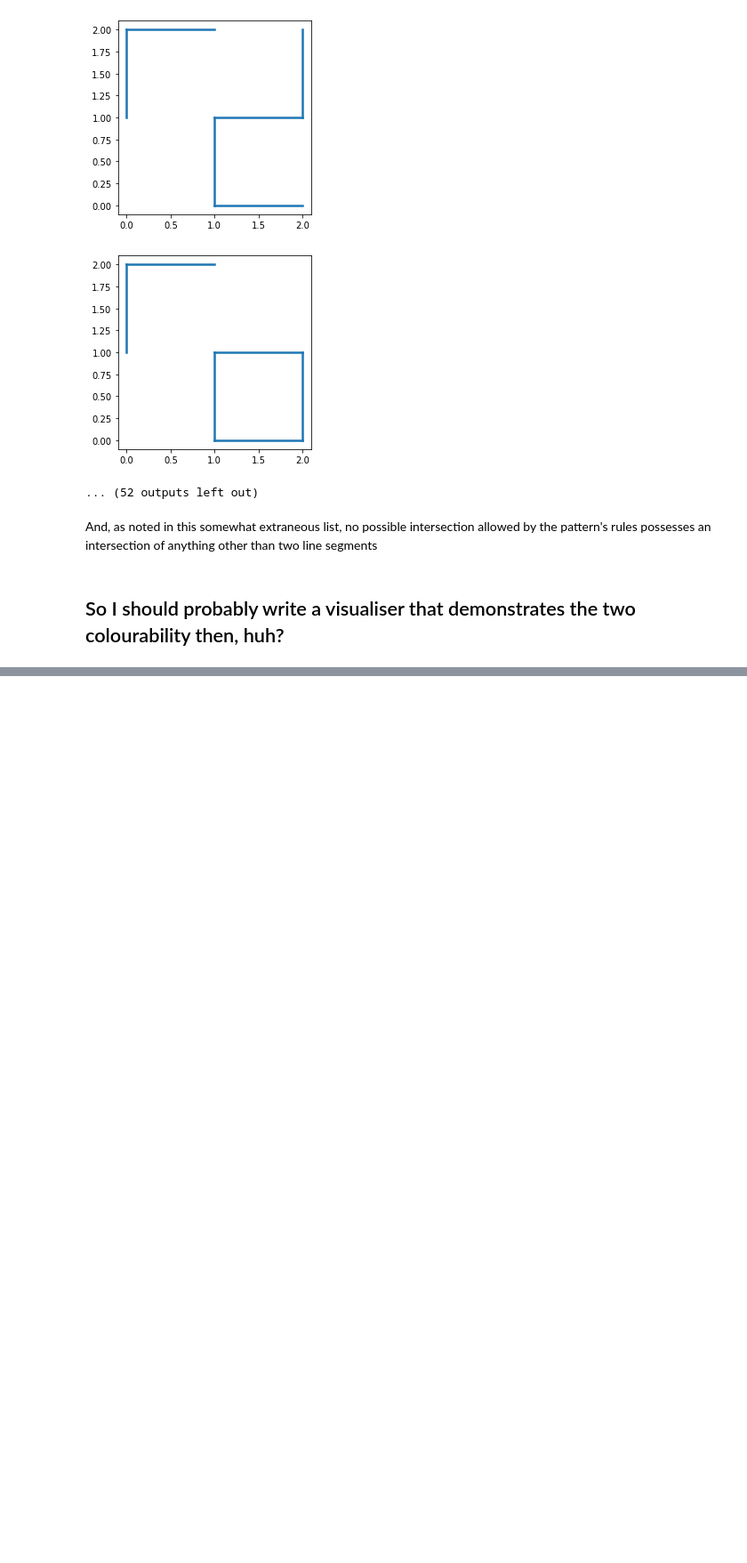
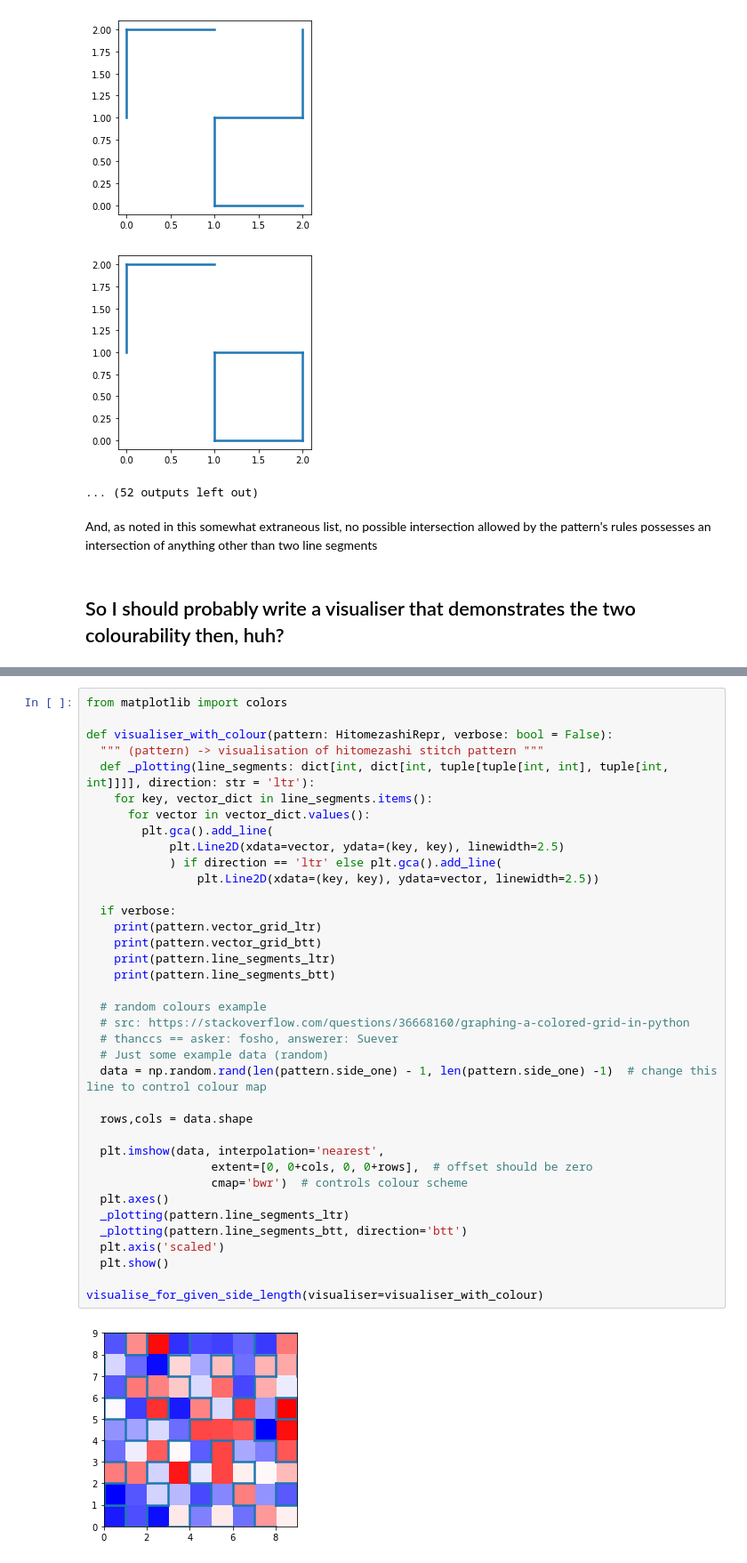
Before and after one commit to GregSym/Numberphile_Follow_Alongs, a Jupyter notebook: NumberphileFollowAlongs_HitomezashiPatterns.ipynb, the cells around one changed output, grey strips where cells are left out. Shown at 89% size. Drawn from its saved outputs; the diff is of its cells as text; blank space fills up the shorter version.

Commit message:
added new colour stuff

```diff
--- a/NumberphileFollowAlongs_HitomezashiPatterns.ipynb
+++ b/NumberphileFollowAlongs_HitomezashiPatterns.ipynb
@@ -188,0 +207,39 @@ And, as noted in this somewhat extraneous list, no possible intersection allowed
+# %%
+from matplotlib import colors
+
+def visualiser_with_colour(pattern: HitomezashiRepr, verbose: bool = False):
+  """ (pattern) -> visualisation of hitomezashi stitch pattern """
+  def _plotting(line_segments: dict[int, dict[int, tuple[tuple[int, int], tuple[int, int]]]], direction: str = 'ltr'):
+    for key, vector_dict in line_segments.items():
+      for vector in vector_dict.values():
+        plt.gca().add_line(
+            plt.Line2D(xdata=vector, ydata=(key, key), linewidth=2.5)
+            ) if direction == 'ltr' else plt.gca().add_line(
+                plt.Line2D(xdata=(key, key), ydata=vector, linewidth=2.5))
+
+  if verbose:
+    print(pattern.vector_grid_ltr)
+    print(pattern.vector_grid_btt)
+    print(pattern.line_segments_ltr)
+    print(pattern.line_segments_btt)
+
+  # random colours example
+  # src: https://stackoverflow.com/questions/36668160/graphing-a-colored-grid-in-python
+  # thanccs == asker: fosho, answerer: Suever
+  # Just some example data (random)
+  data = np.random.rand(len(pattern.side_one) - 1, len(pattern.side_one) -1)  # change this line to control colour map
+
+  rows,cols = data.shape
+
+  plt.imshow(data, interpolation='nearest',
+                  extent=[0, 0+cols, 0, 0+rows],  # offset should be zero
+                  cmap='bwr')  # controls colour scheme
+  plt.axes()
+  _plotting(pattern.line_segments_ltr)
+  _plotting(pattern.line_segments_btt, direction='btt')
+  plt.axis('scaled')
+  plt.show()
+
+visualise_for_given_side_length(visualiser=visualiser_with_colour)
+# %% [output]
+[figure, added]
```
Also changed, not shown: parts of 3 cells of this notebook.
